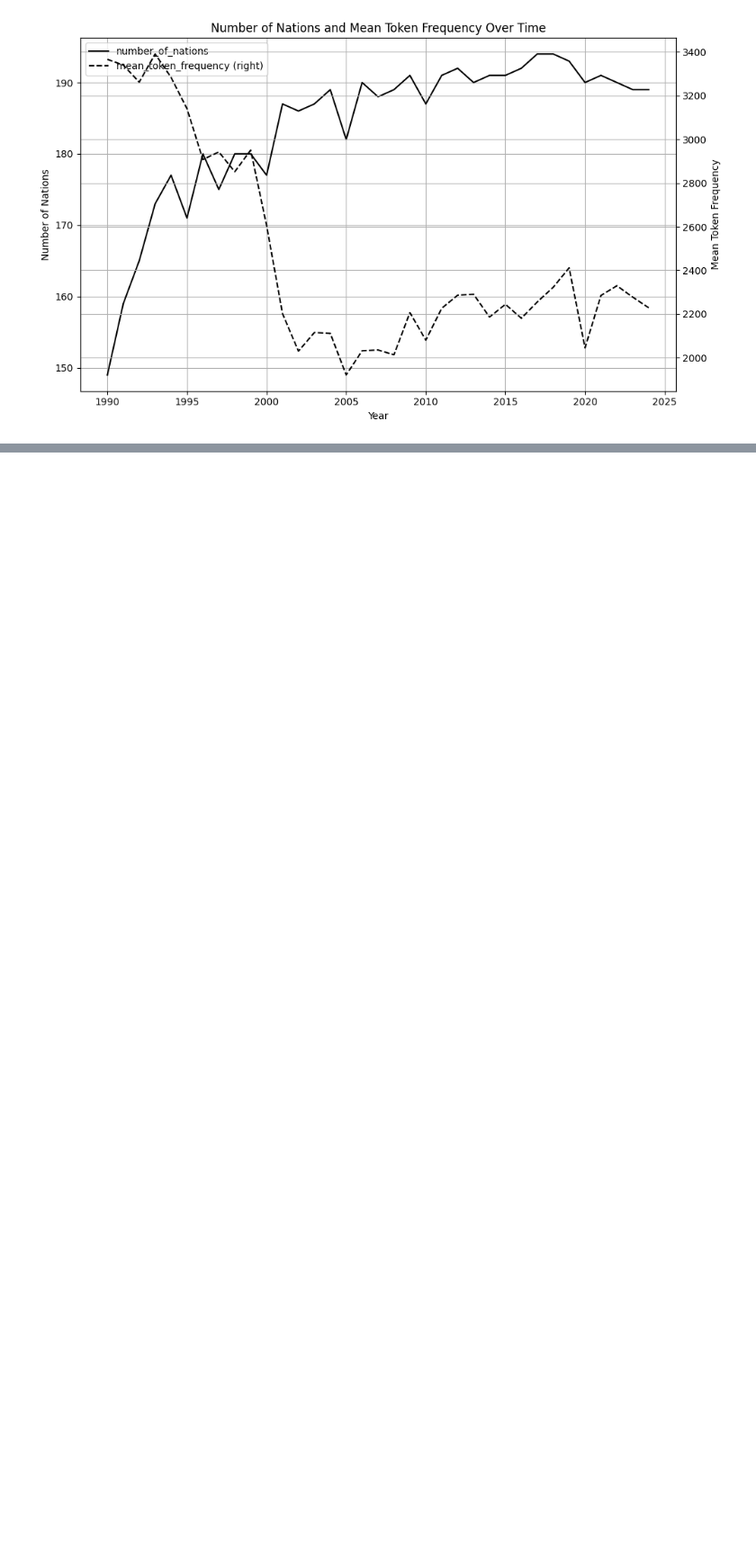
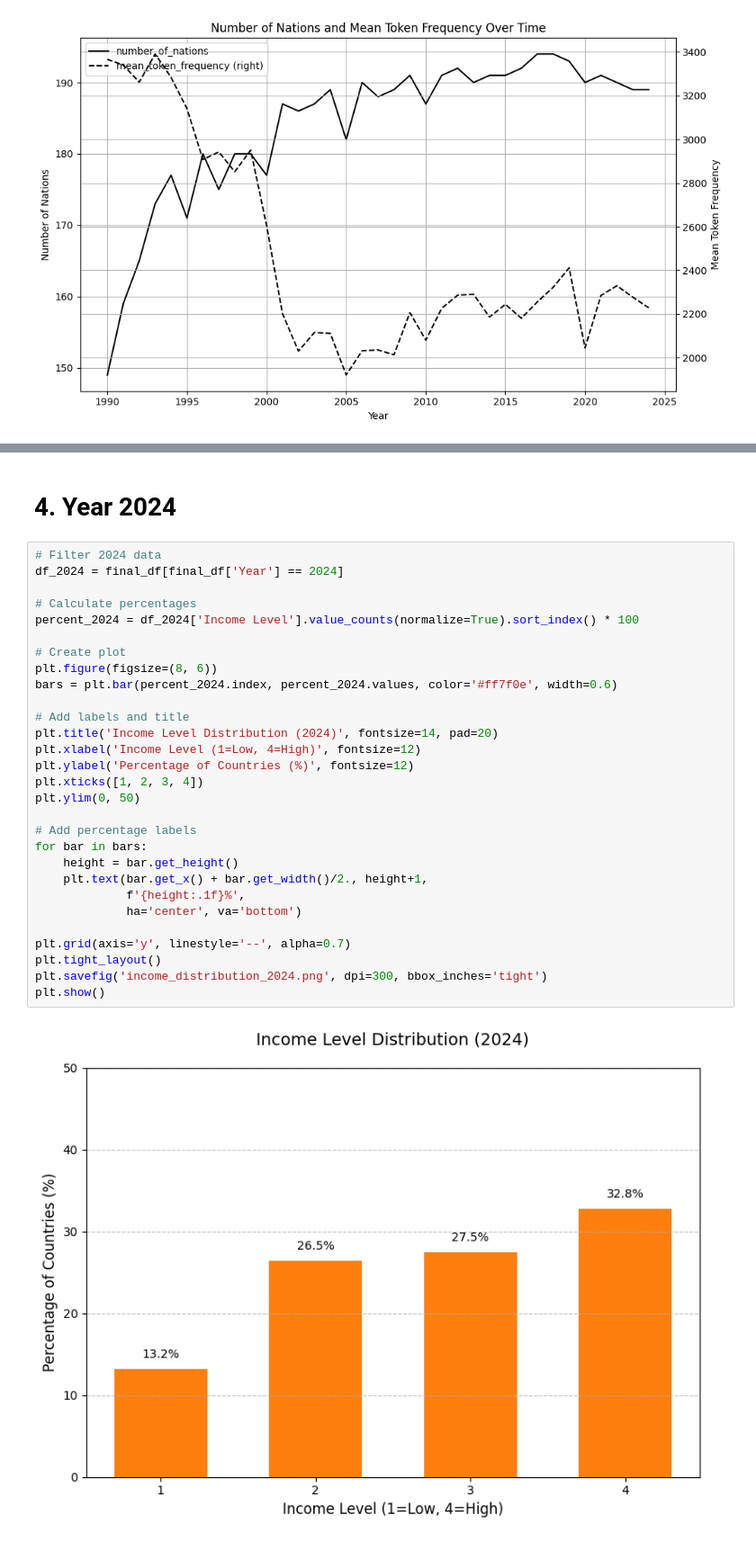
Before and after one commit to AlvaroMillanRuiz/NLP_BDS, a Jupyter notebook: 3. EDA.ipynb, the cells around one changed output, grey strips where cells are left out. Shown at 90% size. Drawn from its saved outputs; the diff is of its cells as text; blank space fills up the shorter version.

```diff
--- a/3. EDA.ipynb
+++ b/3. EDA.ipynb
@@ -62,0 +143,33 @@ plt.show()
+# %% [markdown]
+# 4. Year 2024
+# %%
+# Filter 2024 data
+df_2024 = final_df[final_df['Year'] == 2024]
+
+# Calculate percentages
+percent_2024 = df_2024['Income Level'].value_counts(normalize=True).sort_index() * 100
+
+# Create plot
+plt.figure(figsize=(8, 6))
+bars = plt.bar(percent_2024.index, percent_2024.values, color='#ff7f0e', width=0.6)
+
+# Add labels and title
+plt.title('Income Level Distribution (2024)', fontsize=14, pad=20)
+plt.xlabel('Income Level (1=Low, 4=High)', fontsize=12)
+plt.ylabel('Percentage of Countries (%)', fontsize=12)
+plt.xticks([1, 2, 3, 4])
+plt.ylim(0, 50)
+
+# Add percentage labels
+for bar in bars:
+    height = bar.get_height()
+    plt.text(bar.get_x() + bar.get_width()/2., height+1,
+             f'{height:.1f}%',
+             ha='center', va='bottom')
+
+plt.grid(axis='y', linestyle='--', alpha=0.7)
+plt.tight_layout()
+plt.savefig('income_distribution_2024.png', dpi=300, bbox_inches='tight')
+plt.show()
+# %% [output]
+[figure, added]
```
Also changed, not shown: parts of 4 cells of this notebook, 5 other files.
